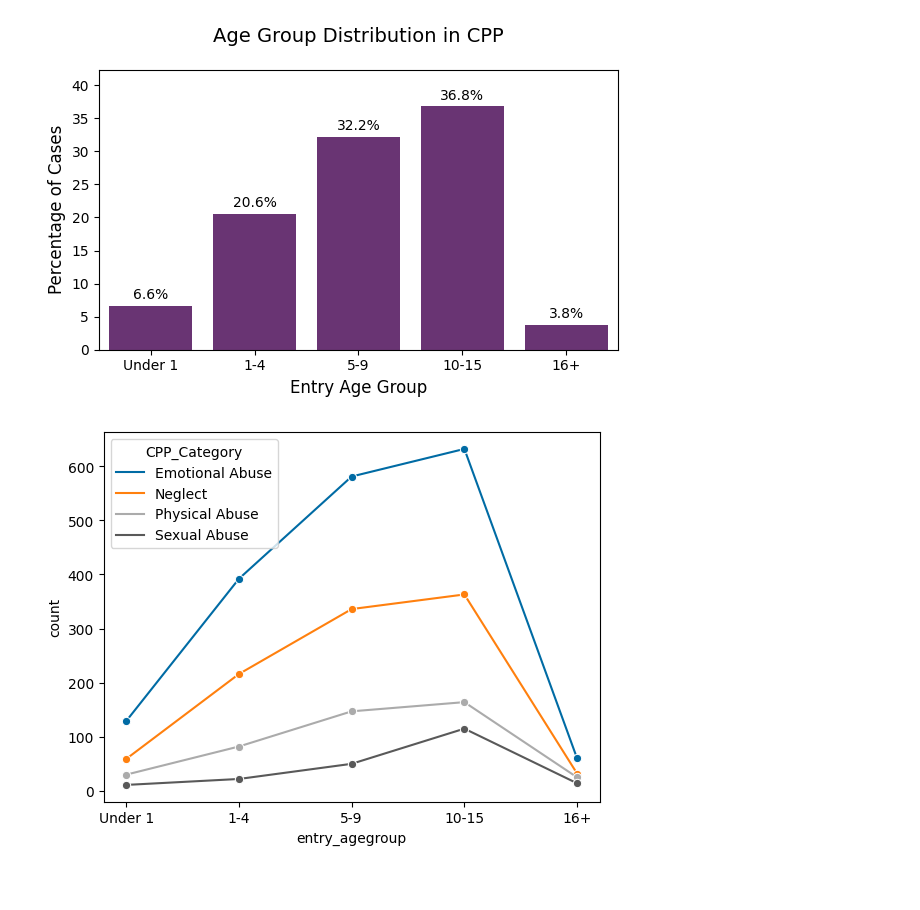
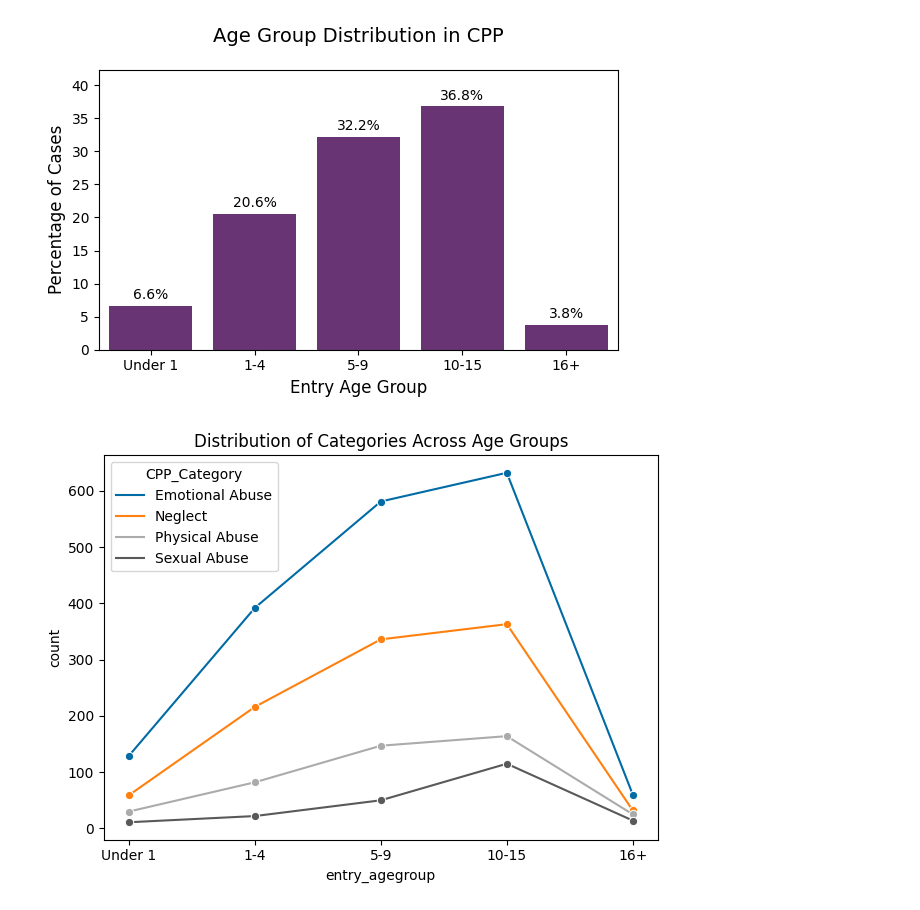
Before and after one commit to ConnectedBradford/CB_2649, a Jupyter notebook: notebooks/cpp_demographic_analysis.ipynb, the cells around one changed output. Saved outputs shown, nothing was run; the diff lists cells and outputs as text; code cells hidden in the pictures; blank space fills up the shorter version.

```diff
--- a/notebooks/cpp_demographic_analysis.ipynb
+++ b/notebooks/cpp_demographic_analysis.ipynb
@@ -350,33 +345,0 @@ _______
-# %%
-# Category Distribution over the Years
-# Get Year value
-cpp['Year'] = cpp['StartDate'].dt.year
-
-# Group by year and category and count entries
-category_counts = cpp.groupby(['Year', 'CPP_Category']).size().reset_index(name='count')
-
-#Rank categories within each year
-category_counts['rank'] = category_counts.groupby('Year')['count'].rank(method='first', ascending=False)
-
-# PLOT
-plt.figure(figsize=(8,4))
-
-# Create the bump chart
-sns.lineplot(data=category_counts, x='Year', y='rank', hue='CPP_Category', marker='o')
-
-# Set x-axis to integer value only
-plt.xticks(category_counts['Year'].unique())
-
-# Set y-axis to integer value only
-plt.yticks(category_counts['rank'].unique())
-
-# Invert y-axis to have highest rank at the top
-plt.gca().invert_yaxis()
-
-# Add Labels and titles
-plt.title('Category Distrubtion Over the Years')
-plt.xlabel('Years')
-plt.ylabel('Rank')
-plt.grid(True, which='both', linestyle='--', linewidth=.7, alpha=.7)
-plt.legend(title='Category', bbox_to_anchor=(1.05,1), loc='upper left')
-plt.show()
@@ -842,13 +728,13 @@ plt.show()
 # %%
 # Category distribution by Age Group
 
 # Create a count DataFrame
 count_df = cpp.groupby(['entry_agegroup', 'CPP_Category']).size().reset_index(name='count')
 
 # Create the line plot
 sns.lineplot(data=count_df, x='entry_agegroup', y='count', hue='CPP_Category', marker='o')
-
-# Show the plot
+plt.title('Distribution of Categories Across Age Groups')
+plt.tight_layout()
 plt.show()
 # %% [output]
-[figure, old version]
+[figure, new version]
```
Also changed, not shown: parts of 14 cells of this notebook, 9 other files.
